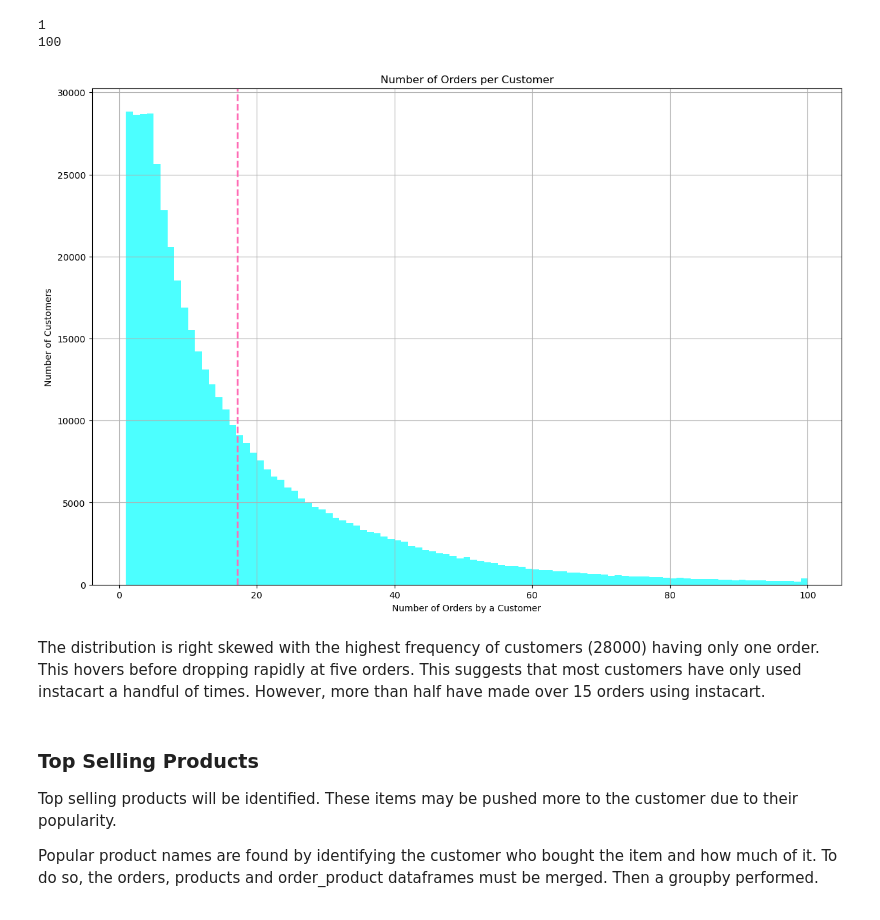
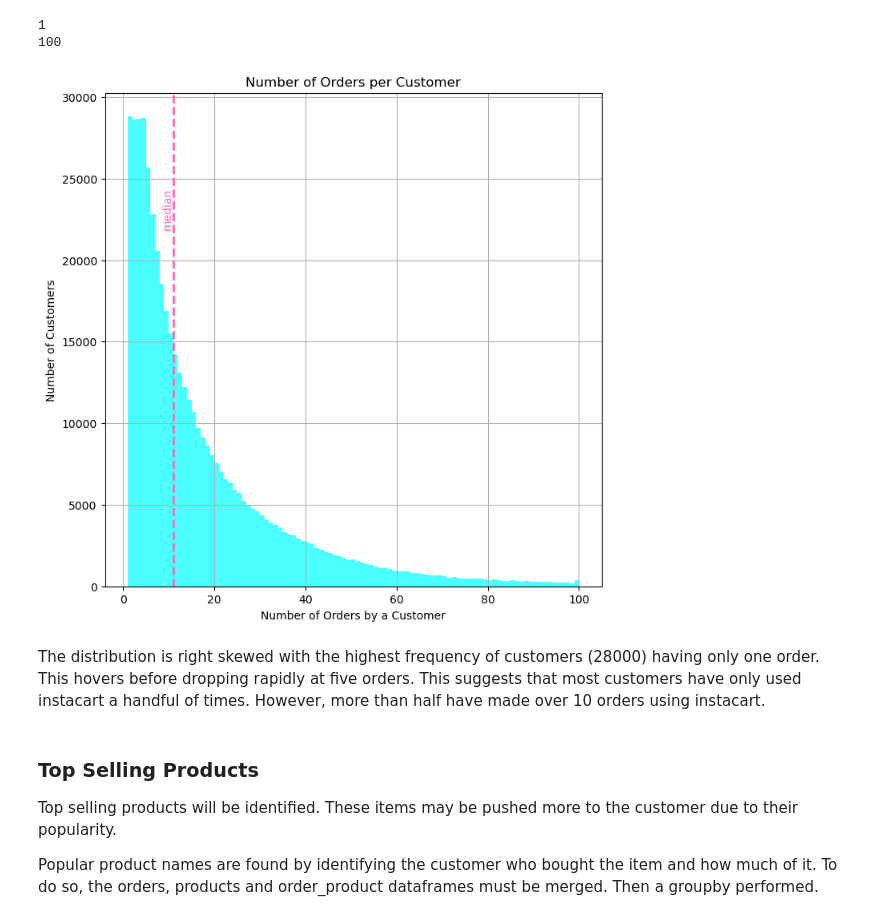
Before and after one commit to danp0kes/triple-ten-projects, a Jupyter notebook: instacart-eda/instacart.ipynb, the cells around one changed output. Drawn from its saved outputs; the diff is of its cells as text; code cells hidden in the pictures.

```diff
--- a/instacart-eda/instacart.ipynb
+++ b/instacart-eda/instacart.ipynb
@@ -554,23 +523,29 @@ print(orders['order_number'].max())
 # %%
 # Plot histogram of number of orders per customer
 orders['order_number'].plot(title= 'Number of Orders per Customer',
                             kind= 'hist', grid= True, alpha= 0.7,
-                            figsize= [15,10], color= 'aqua',
+                            figsize= [8,8], color= 'aqua',
                             bins= np.arange(1,101,1))
 
 # Add labels
 plt.xlabel('Number of Orders by a Customer')
 plt.ylabel('Number of Customers')
 
 # plot the mean
-plt.axvline(orders['order_number'].mean(), color='hotpink', linestyle='dashed', linewidth=2)
+plt.axvline(orders['order_number'].median(), color='hotpink', linestyle='dashed', linewidth=2)
+
+# add text 'mean' vertically at the mean value
+plt.text(orders['order_number'].median() - 2.5, 22000, 'median', rotation=90, color='hotpink')
+
+# Save plot
+plt.savefig('orders_per_customer.png')
 
 # Show plot
 plt.show()
 # %% [output]
-[figure, old version]
+[figure, new version]
 # %% [markdown]
-The distribution is right skewed with the highest frequency of customers (28000) having only one order. This hovers before dropping rapidly at five orders. This suggests that most customers have only used instacart a handful of times. However, more than half have made over 15 orders using instacart.
+The distribution is right skewed with the highest frequency of customers (28000) having only one order. This hovers before dropping rapidly at five orders. This suggests that most customers have only used instacart a handful of times. However, more than half have made over 10 orders using instacart.
 # %% [markdown]
 ### Top Selling Products
 
```
Also changed, not shown: parts of 3 cells of this notebook, 4 other files.
